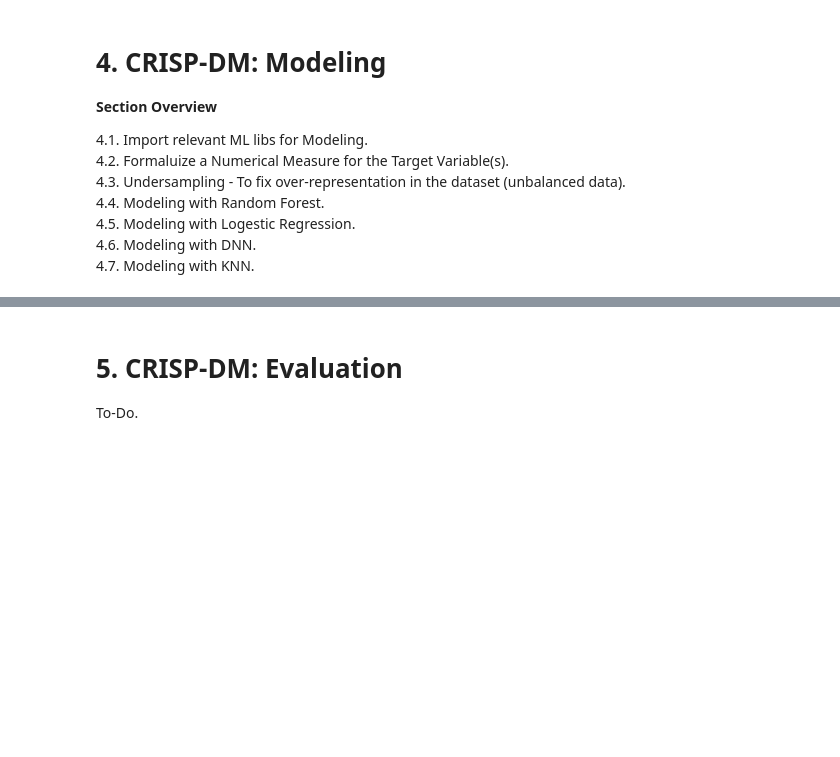
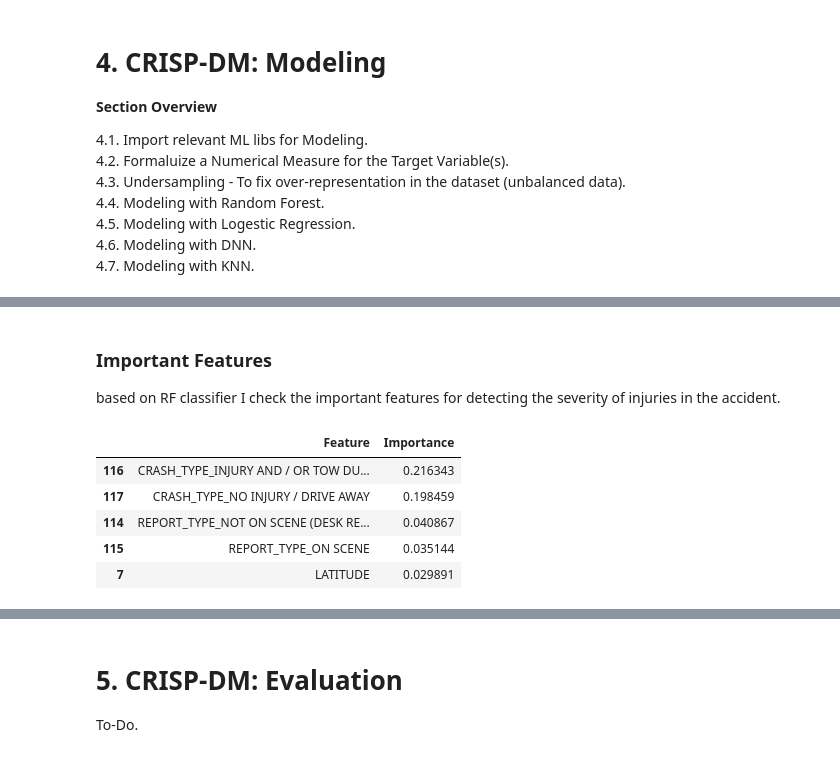
Before and after one commit to mm-khiet/project_dal, a Jupyter notebook: injury_prediction.ipynb, the cells around one changed output, grey strips where cells are left out. Saved outputs shown, nothing was run; the diff lists cells and outputs as text; code cells hidden in the pictures; blank space fills up the shorter version.

```diff
--- a/injury_prediction.ipynb
+++ b/injury_prediction.ipynb
@@ -473,0 +545,35 @@ from sklearn.metrics import accuracy_score, classification_report, mean_squared_
+# %%
+
+# Preparing features and target variables
+X = df_to_model.drop(['SEVERITY_OF_INJURIES','INJURIES_TOTAL' ,'INJURIES_INCAPACITATING', 'MOST_SEVERE_INJURY','INJURY_ClASS','SEVERITY_CLASS',
+                  'INJURIES_NON_INCAPACITATING', 'SEVERITY_CLASS','INJURIES_NO_INDICATION','CRASH_DATE',
+                  'INJURIES_UNKNOWN', 'DATE_POLICE_NOTIFIED','INJURIES_REPORTED_NOT_EVIDENT','INJURIES_FATAL','CRASH_RECORD_ID','LOCATION','STREET_NAME'],axis = 1)
+y = df_to_model['SEVERITY_CLASS']
+X = pd.get_dummies(X)
+
+# Initialize the random under-sampler due to unbalanced dataset
+rus = RandomUnderSampler(random_state=42)
+
+# Resample the dataset
+X_resampled, y_resampled = rus.fit_resample(X, y)
+# %%
+# 4.4. Modeling with Random Forest
+
+# Splitting the dataset into training and testing sets
+X_train, X_test, y_train, y_test = train_test_split(X_resampled, y_resampled, test_size=0.2, random_state=42)
+
+# Initialize the Random Forest Classifier with balanced class weights
+rf_classifier = RandomForestClassifier(n_estimators=100, class_weight='balanced', random_state=42)
+
+# Fitting the model to the training data
+rf_classifier.fit(X_train, y_train)
+
+# Predicting on the test set
+y_pred = rf_classifier.predict(X_test)
+
+# Evaluating the model
+accuracy = accuracy_score(y_test, y_pred)
+classification_report_results = classification_report(y_test, y_pred)
+
+print("Accuracy of Random Forest Classifier:", accuracy)
+print("\nClassification Report:\n", classification_report_results)
@@ -473,0 +592,17 @@ from sklearn.metrics import accuracy_score, classification_report, mean_squared_
+# %% [markdown]
+### Important Features
+based on RF classifier I check the important features for detecting the severity of injuries in the accident.
+# %%
+importances = rf_classifier.feature_importances_
+feature_names = X.columns
+feature_importances = pd.DataFrame({'Feature': feature_names, 'Importance': importances})
+feature_importances = feature_importances.sort_values(by='Importance', ascending=False)
+
+feature_importances.head()
+# %% [output]
+|  | Feature | Importance |
+| 116 | CRASH_TYPE_INJURY AND / OR TOW DU... | 0.216343 |
+| 117 | CRASH_TYPE_NO INJURY / DRIVE AWAY | 0.198459 |
+| 114 | REPORT_TYPE_NOT ON SCENE (DESK RE... | 0.040867 |
+| 115 | REPORT_TYPE_ON SCENE | 0.035144 |
+| 7 | LATITUDE | 0.029891 |
```
Also changed, not shown: parts of 16 cells of this notebook.
